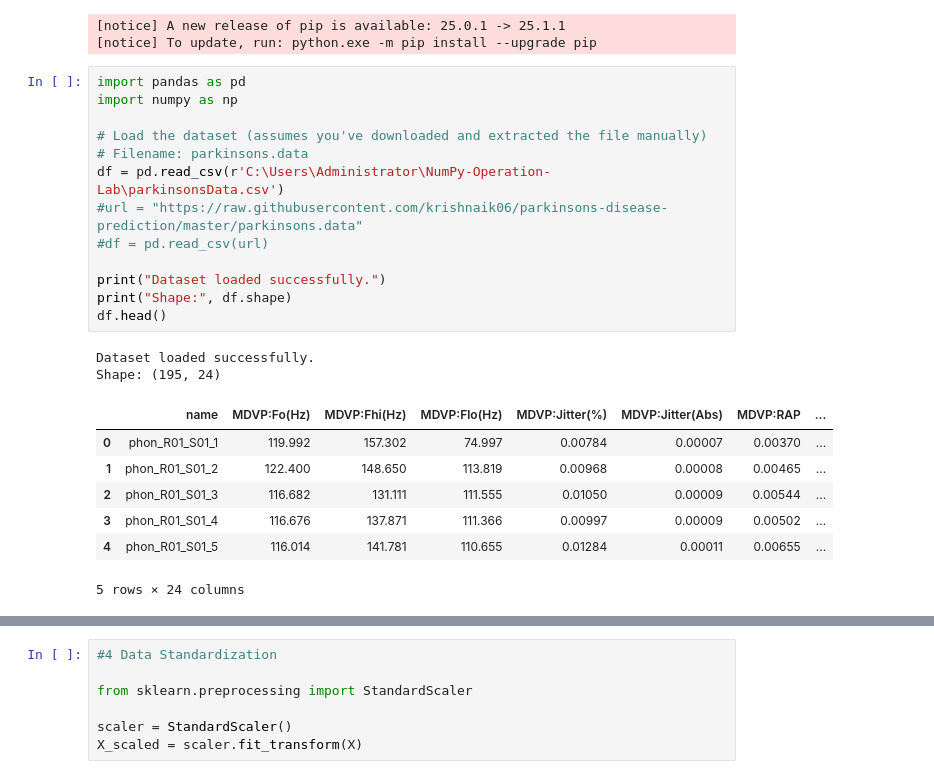
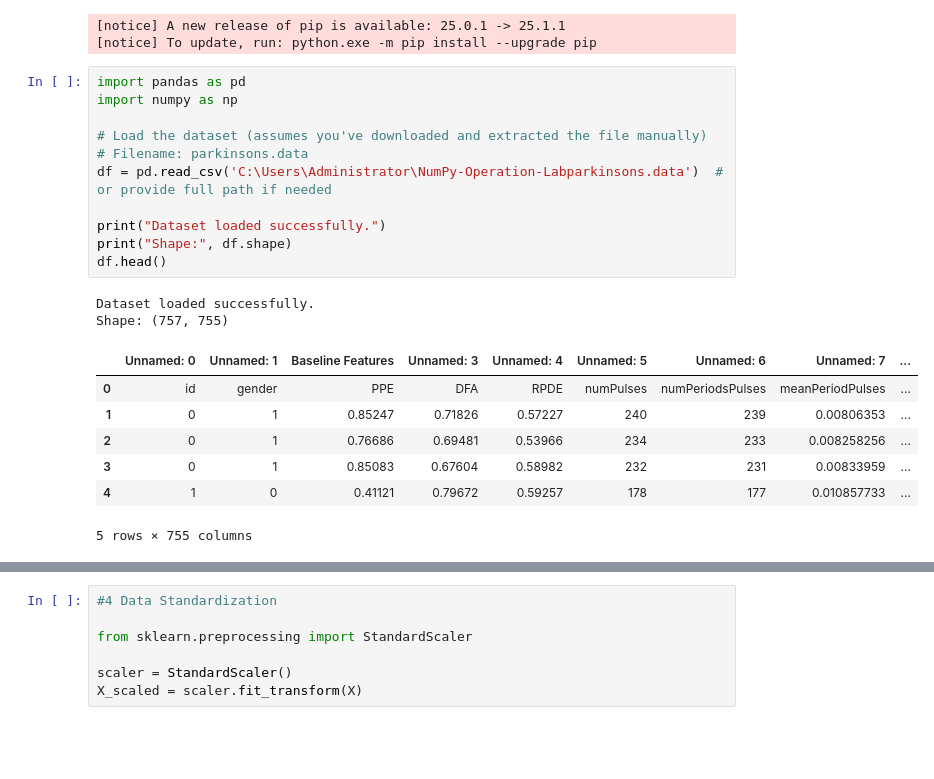
Before and after one commit to anitha-psa/NumPy-Operation-Lab, a Jupyter notebook: parkinsons_data.ipynb, the cells around one changed output, grey strips where cells are left out. Saved outputs shown, nothing was run; the diff lists cells and outputs as text; blank space fills up the shorter version.

```diff
--- a/parkinsons_data.ipynb
+++ b/parkinsons_data.ipynb
@@ -26,23 +26,21 @@ Note: you may need to restart the kernel to use updated packages.
 # %%
 import pandas as pd
 import numpy as np
 
 # Load the dataset (assumes you've downloaded and extracted the file manually)
 # Filename: parkinsons.data
-df = pd.read_csv(r'C:\Users\Administrator\NumPy-Operation-Lab\parkinsonsData.csv')
-#url = "https://raw.githubusercontent.com/krishnaik06/parkinsons-disease-prediction/master/parkinsons.data"
-#df = pd.read_csv(url)
+df = pd.read_csv('C:\Users\Administrator\NumPy-Operation-Labparkinsons.data')  # or provide full path if needed
 
 print("Dataset loaded successfully.")
 print("Shape:", df.shape)
 df.head()
 # %% [output]
 Dataset loaded successfully.
-Shape: (195, 24)
+Shape: (757, 755)
-|  | name | MDVP:Fo(Hz) | MDVP:Fhi(Hz) | MDVP:Flo(Hz) | MDVP:Jitter(%) | MDVP:Jitter(Abs) | MDVP:RAP | ... |
-| 0 | phon_R01_S01_1 | 119.992 | 157.302 | 74.997 | 0.00784 | 0.00007 | 0.00370 | ... |
-| 1 | phon_R01_S01_2 | 122.400 | 148.650 | 113.819 | 0.00968 | 0.00008 | 0.00465 | ... |
-| 2 | phon_R01_S01_3 | 116.682 | 131.111 | 111.555 | 0.01050 | 0.00009 | 0.00544 | ... |
-| 3 | phon_R01_S01_4 | 116.676 | 137.871 | 111.366 | 0.00997 | 0.00009 | 0.00502 | ... |
-| 4 | phon_R01_S01_5 | 116.014 | 141.781 | 110.655 | 0.01284 | 0.00011 | 0.00655 | ... |
+|  | Unnamed: 0 | Unnamed: 1 | Baseline Features | Unnamed: 3 | Unnamed: 4 | Unnamed: 5 | Unnamed: 6 | Unnamed: 7 | ... |
+| 0 | id | gender | PPE | DFA | RPDE | numPulses | numPeriodsPulses | meanPeriodPulses | ... |
+| 1 | 0 | 1 | 0.85247 | 0.71826 | 0.57227 | 240 | 239 | 0.00806353 | ... |
+| 2 | 0 | 1 | 0.76686 | 0.69481 | 0.53966 | 234 | 233 | 0.008258256 | ... |
+| 3 | 0 | 1 | 0.85083 | 0.67604 | 0.58982 | 232 | 231 | 0.00833959 | ... |
+| 4 | 1 | 0 | 0.41121 | 0.79672 | 0.59257 | 178 | 177 | 0.010857733 | ... |
-5 rows × 24 columns
+5 rows × 755 columns
```
Also changed, not shown: parts of 6 cells of this notebook, 1 other file.
